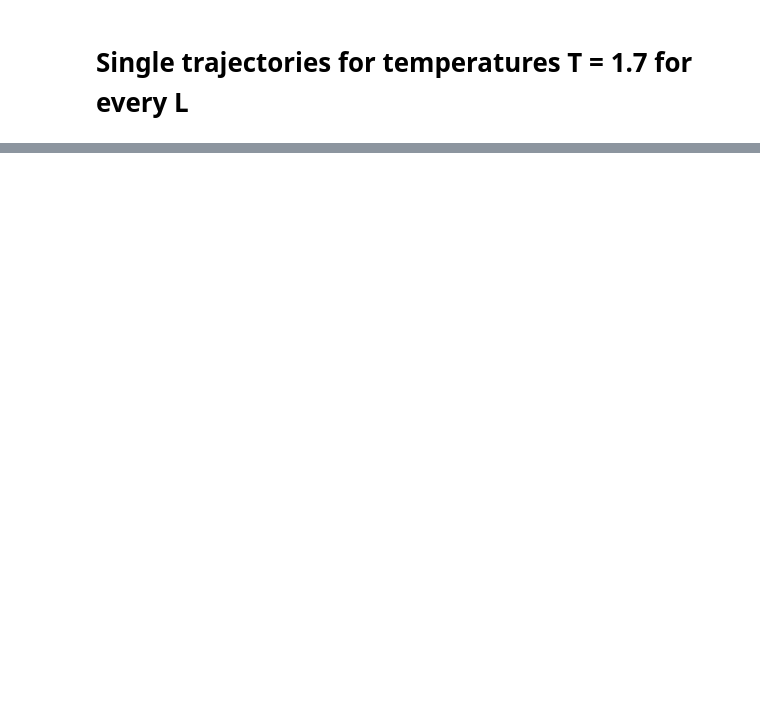
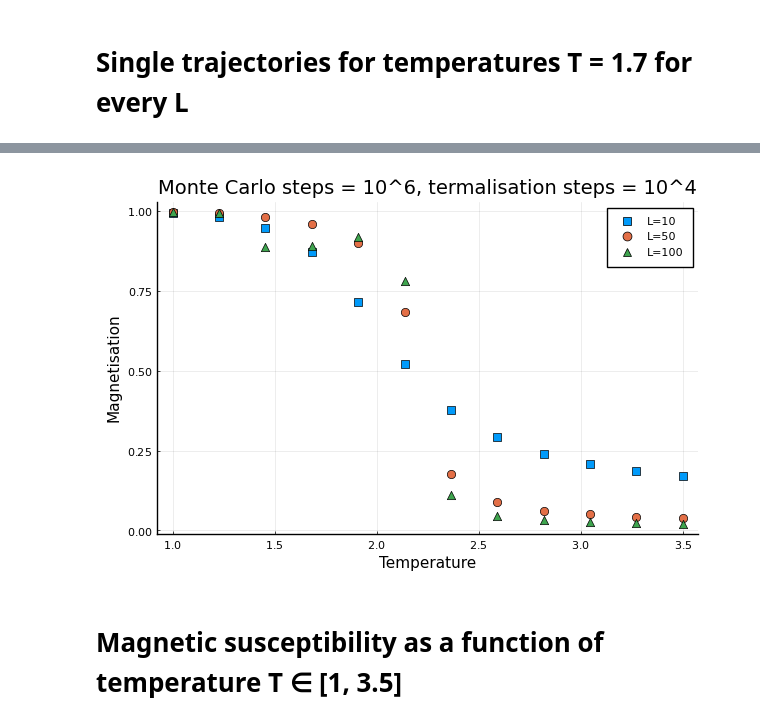
Before and after one commit to zlekoty/Ising_Model, a Jupyter notebook: ising_julia.ipynb, the cells around one changed output, grey strips where cells are left out. Saved outputs shown, nothing was run; the diff lists cells and outputs as text; code cells hidden in the pictures; blank space fills up the shorter version.

```diff
--- a/ising_julia.ipynb
+++ b/ising_julia.ipynb
@@ -203,0 +193,11 @@ ok
+# %%
+Plots.scatter(T,mag,markershape=[:square :circle :utriangle],
+    markerstrokewidth=0.5,labels=["L=10" "L=50" "L=100"],markersize = 6,
+    xlabel="Temperature",
+    ylabel="Magnetisation",
+    title = "Monte Carlo steps = 10^6, termalisation steps = 10^4")
+png("3magnetisation")
+# %% [output]
+[figure, added]
+# %% [markdown]
+# Magnetic susceptibility as a function of temperature T ∈ [1, 3.5]
```
Also changed, not shown: parts of 20 cells of this notebook.
